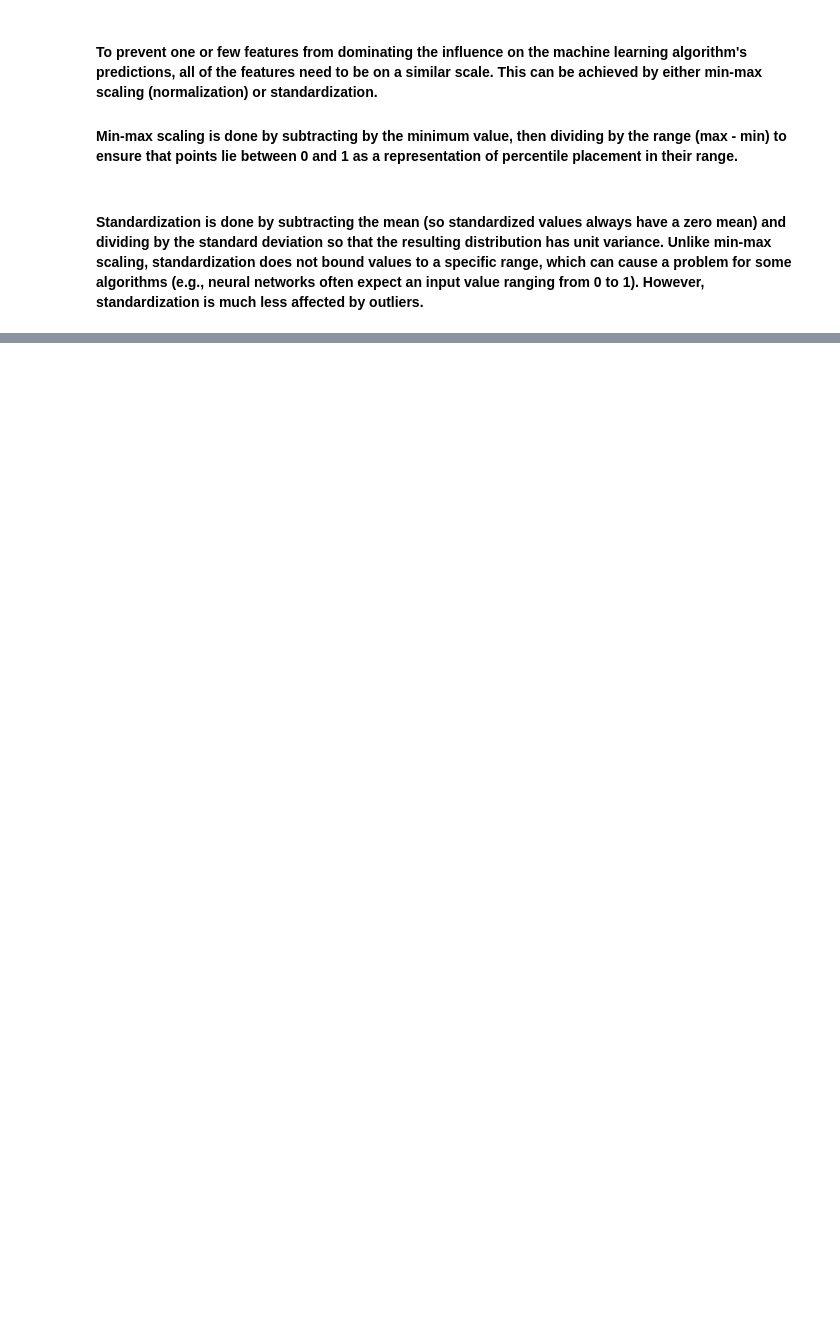
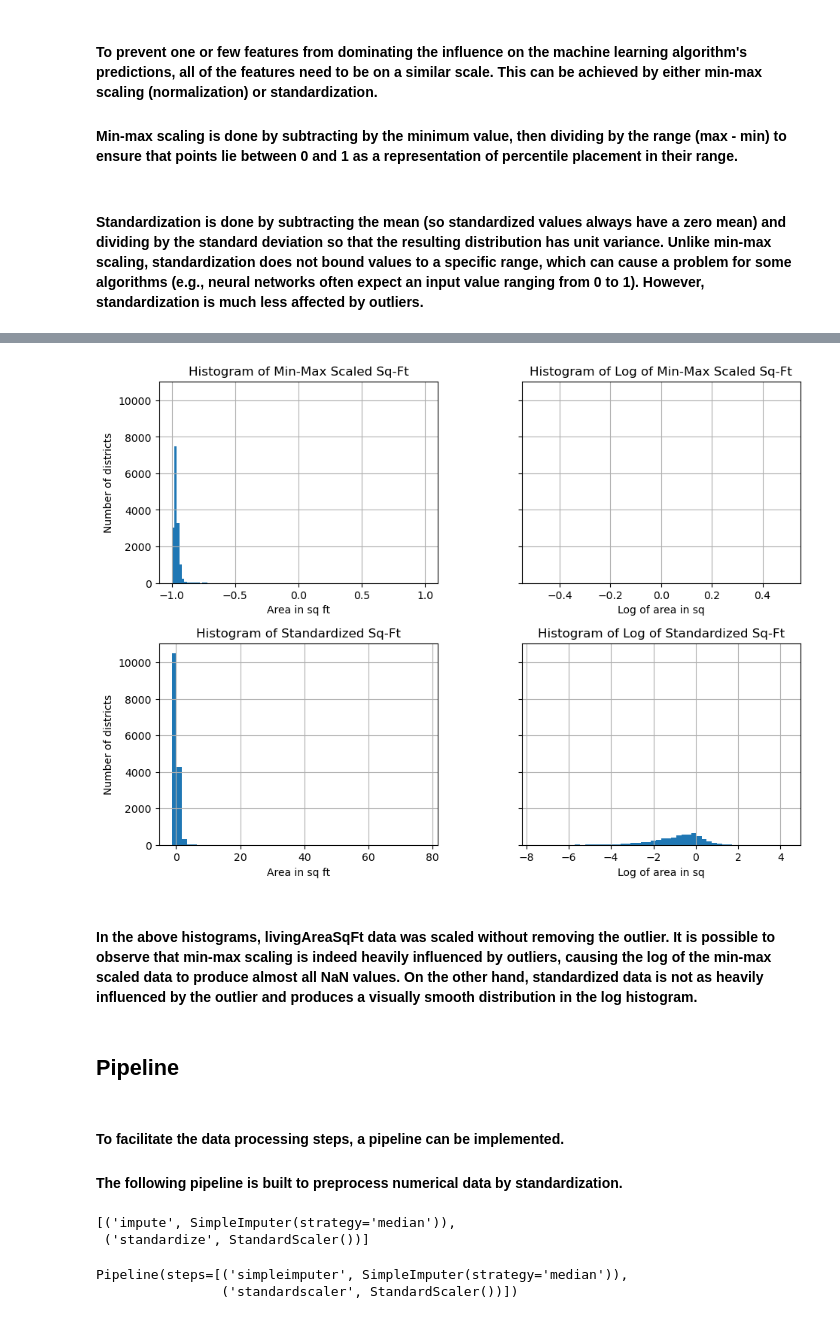
Before and after one commit to ojw92/HandsonML, a Jupyter notebook: ch2.ipynb, the cells around one changed output, grey strips where cells are left out. Cells and saved outputs as stored; diff of their text form; code cells hidden in the pictures; blank space fills up the shorter version.

```diff
--- a/ch2.ipynb
+++ b/ch2.ipynb
@@ -625,0 +653,34 @@ df_num_std_scaled = std_scaler.fit_transform(df_num)
+# %%
+# Visual comparison of feature and its log, with outlier included
+
+df_sqft_min_max_scaled = pd.DataFrame(MinMaxScaler(feature_range=(-1, 1)).fit_transform(pd.DataFrame(df.livingAreaSqFt)))
+df_sqft_standard_scaled = pd.DataFrame(StandardScaler().fit_transform(pd.DataFrame(df.livingAreaSqFt)))
+
+fig, axs = plt.subplots(2, 2, figsize=(11, 8), sharey=True)
+df_sqft_min_max_scaled.hist(ax=axs[0][0], bins=50)
+df_sqft_min_max_scaled.apply(np.log).hist(ax=axs[0][1], bins=50)
+
+df_sqft_standard_scaled.hist(ax=axs[1][0], bins=50)
+df_sqft_standard_scaled.apply(np.log).hist(ax=axs[1][1], bins=50)
+axs[0][0].set_title('Histogram of Min-Max Scaled Sq-Ft')
+axs[0][0].set_xlabel("Area in sq ft")
+axs[0][1].set_title('Histogram of Log of Min-Max Scaled Sq-Ft')
+axs[0][1].set_xlabel("Log of area in sq")
+axs[0][0].set_ylabel("Number of districts")
+
+axs[1][0].set_title('Histogram of Standardized Sq-Ft')
+axs[1][0].set_xlabel("Area in sq ft")
+axs[1][1].set_title('Histogram of Log of Standardized Sq-Ft')
+axs[1][1].set_xlabel("Log of area in sq")
+axs[1][0].set_ylabel("Number of districts")
+#save_fig("long_tail_plot")
+plt.show()
+# %% [output]
+[figure, added]
+# %% [markdown]
+#### In the above histograms, livingAreaSqFt data was scaled without removing the outlier. It is possible to observe that min-max scaling is indeed heavily influenced by outliers, causing the log of the min-max scaled data to produce almost all NaN values. On the other hand, standardized data is not as heavily influenced by the outlier and produces a visually smooth distribution in the log histogram.
+# %% [markdown]
+## Pipeline
+# %% [markdown]
+#### To facilitate the data processing steps, a pipeline can be implemented.
+#### The following pipeline is built to preprocess numerical data by standardization.
@@ -625,0 +698,14 @@ df_num_std_scaled = std_scaler.fit_transform(df_num)
+# %%
+num_pipeline.steps
+# %% [output]
+[('impute', SimpleImputer(strategy='median')),
+ ('standardize', StandardScaler())]
+# %%
+from sklearn import set_config
+
+set_config(display='diagram')
+
+num_pipeline
+# %% [output]
+Pipeline(steps=[('simpleimputer', SimpleImputer(strategy='median')),
+                ('standardscaler', StandardScaler())])
```
Also changed, not shown: parts of 10 cells of this notebook.
